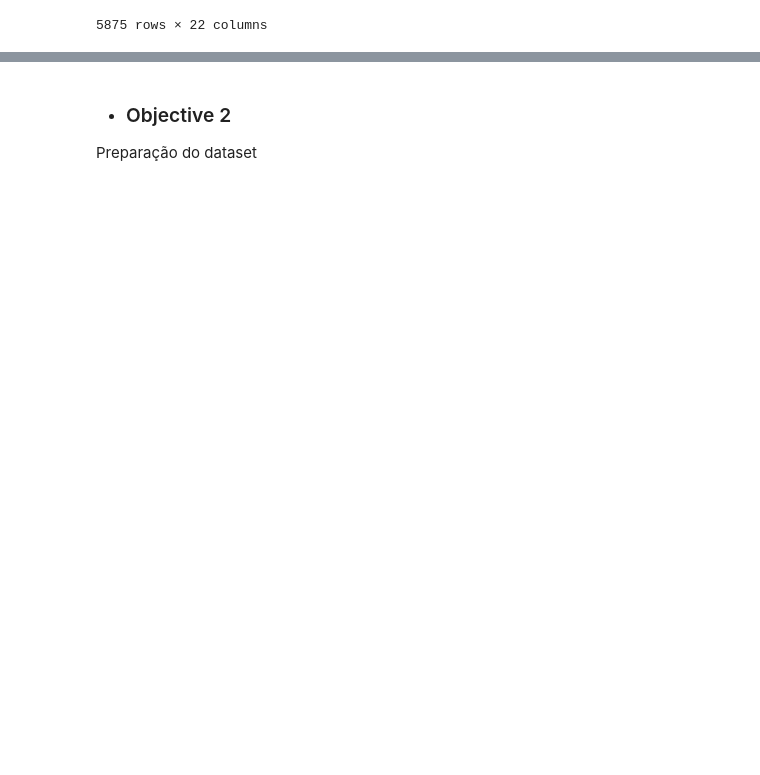
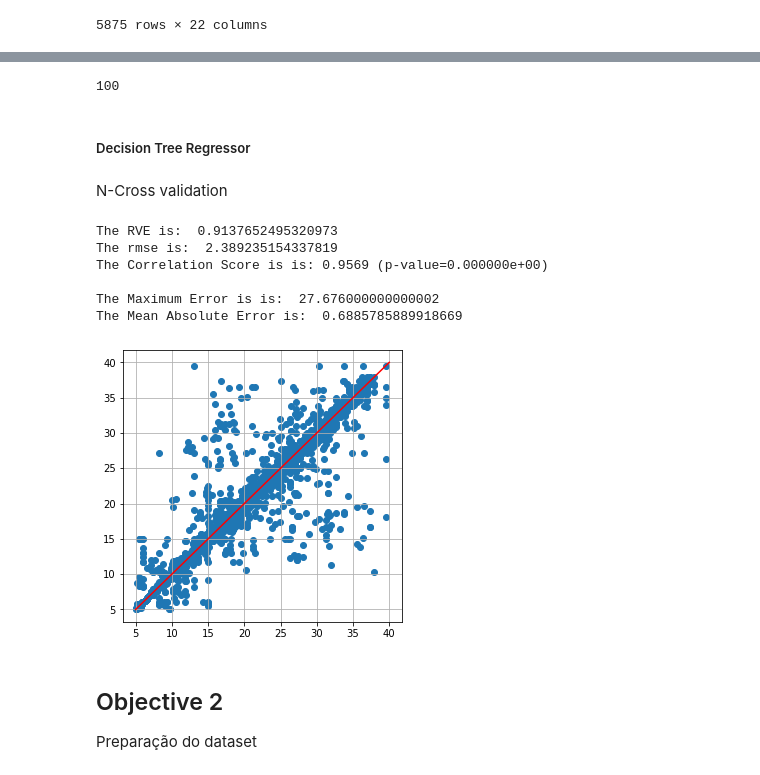
Before and after one commit to Singularitty/AAAssignments, a Jupyter notebook: Assignment 1/assignment1.ipynb, the cells around one changed output, grey strips where cells are left out. Drawn from its saved outputs; the diff is of its cells as text; code cells hidden in the pictures; blank space fills up the shorter version.

Commit message:
Inicio da N-Cross validation para tree regressor

```diff
--- a/Assignment 1/assignment1.ipynb
+++ b/Assignment 1/assignment1.ipynb
@@ -31,5 +44,13 @@ parkinsons_objective1 = parkinsons_data.copy()
 # Remover a coluna total_UPDRS e subject#
 parkinsons_objective1.drop(columns=["subject#","total_UPDRS"], inplace=True)
 
+# Divisão do dataset em variaveis independentes e dependentes
 X_obj1 = parkinsons_objective1[set(parkinsons_objective1.columns) - {"motor_UPDRS"}]
 y_obj1 = parkinsons_objective1["motor_UPDRS"]
+
+# Converter para np array
+Xc_obj1 = X_obj1.to_numpy()
+yc_obj1 = y_obj1.to_numpy()
+
+# Divisão do dataset em training set e independent validation set
+X_obj1_TRAIN, X_obj1_IVS, y_obj1_TRAIN, y_obj1_IVS = train_test_split(Xc_obj1, yc_obj1, test_size=0.10, random_state=314)
@@ -35,0 +61,9 @@ y_obj1 = parkinsons_objective1["motor_UPDRS"]
+# %%
+kf1 = KFold(n_splits=100, shuffle=True, random_state = 274)
+kf1.get_n_splits(X_obj1_TRAIN)
+# %% [output]
+100
+# %% [markdown]
+##### Decision Tree Regressor
+# %% [markdown]
+N-Cross validation
@@ -36,5 +76,44 @@ y_obj1 = parkinsons_objective1["motor_UPDRS"]
+# %%
+TRUTH=None
+PREDS=None
+
+for train_index, test_index in kf1.split(X_obj1_TRAIN):
+    X_train, X_test = X_obj1_TRAIN[train_index], X_obj1_TRAIN[test_index]
+    y_train, y_test = y_obj1_TRAIN[train_index], y_obj1_TRAIN[test_index]
+    dtr_obj1 = DecisionTreeRegressor()
+    dtr_obj1.fit(X_train, y_train)
+    preds = dtr_obj1.predict(X_test)
+    if TRUTH is None:
+        PREDS=preds
+        TRUTH=y_test
+    else:
+        PREDS=np.hstack((PREDS, preds))
+        TRUTH=np.hstack((TRUTH, y_test))
+# %%
+print("The RVE is: ", explained_variance_score(TRUTH, PREDS))
+print("The rmse is: ", mean_squared_error(TRUTH, PREDS, squared=False))
+corr, pval=pearsonr(TRUTH, PREDS)
+print("The Correlation Score is is: %6.4f (p-value=%e)\n"%(corr,pval))
+
+print("The Maximum Error is is: ", max_error(TRUTH, PREDS))
+print("The Mean Absolute Error is: ", mean_absolute_error(TRUTH, PREDS))
+# %% [output]
+The RVE is:  0.9137652495320973
+The rmse is:  2.389235154337819
+The Correlation Score is is: 0.9569 (p-value=0.000000e+00)
+
+The Maximum Error is is:  27.676000000000002
+The Mean Absolute Error is:  0.6885785889918669
+# %%
+plt.figure(figsize=(5,5))
+plt.scatter(PREDS, TRUTH)
+plt.plot((5, 40), (5,40), c="r")
+plt.grid()
+plt.show()
+# %% [output]
+[figure, added]
 # %% [markdown]
-- ### Objective 2
+## Objective 2
 Preparação do dataset
 # %%
 # Copiar o dataframe original
```
Also changed, not shown: parts of 6 cells of this notebook.
